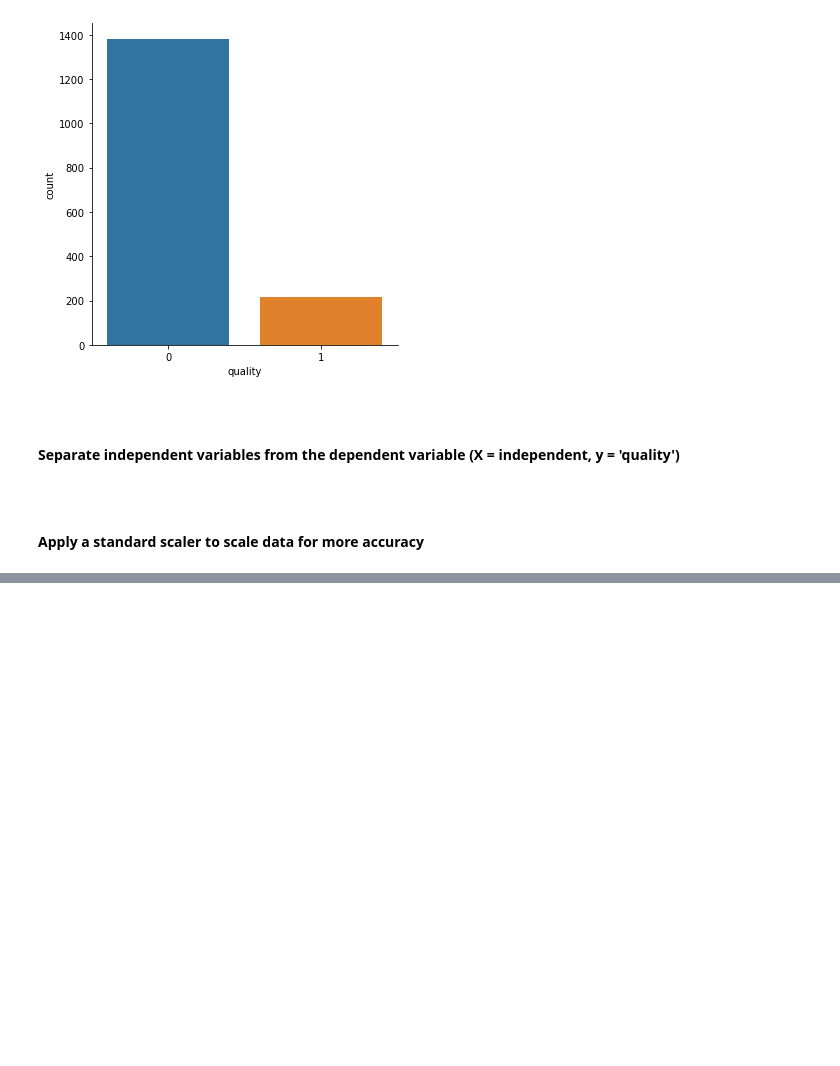
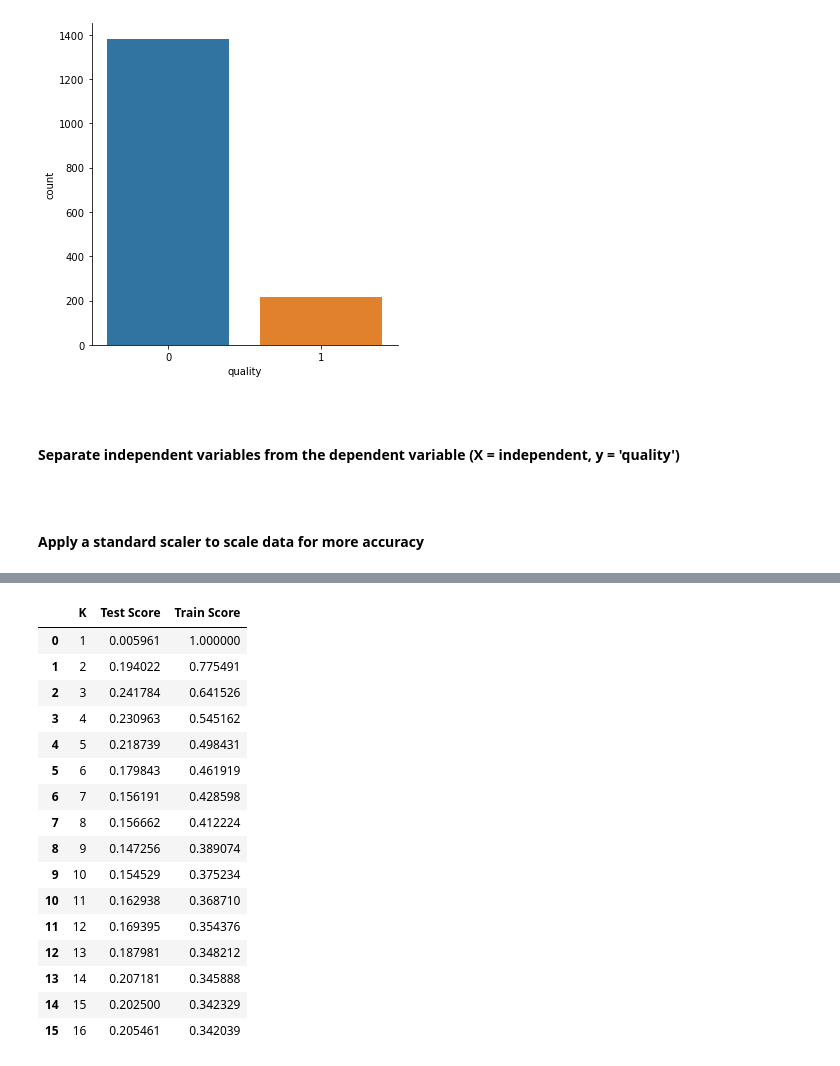
Before and after one commit to PJFinnerty/Machine-Learning-and-Statistics, a Jupyter notebook: SciKit Learn.ipynb, the cells around one changed output, grey strips where cells are left out. Saved outputs shown, nothing was run; the diff lists cells and outputs as text; code cells hidden in the pictures; blank space fills up the shorter version.

```diff
--- a/SciKit Learn.ipynb
+++ b/SciKit Learn.ipynb
@@ -665,0 +760,20 @@ X_test = scaler.transform(X_test)
+# %%
+df
+# %% [output]
+|  | K | Test Score | Train Score |
+| 0 | 1 | 0.005961 | 1.000000 |
+| 1 | 2 | 0.194022 | 0.775491 |
+| 2 | 3 | 0.241784 | 0.641526 |
+| 3 | 4 | 0.230963 | 0.545162 |
+| 4 | 5 | 0.218739 | 0.498431 |
+| 5 | 6 | 0.179843 | 0.461919 |
+| 6 | 7 | 0.156191 | 0.428598 |
+| 7 | 8 | 0.156662 | 0.412224 |
+| 8 | 9 | 0.147256 | 0.389074 |
+| 9 | 10 | 0.154529 | 0.375234 |
+| 10 | 11 | 0.162938 | 0.368710 |
+| 11 | 12 | 0.169395 | 0.354376 |
+| 12 | 13 | 0.187981 | 0.348212 |
+| 13 | 14 | 0.207181 | 0.345888 |
+| 14 | 15 | 0.202500 | 0.342329 |
+| 15 | 16 | 0.205461 | 0.342039 |
```
Also changed, not shown: parts of 45 cells of this notebook.
